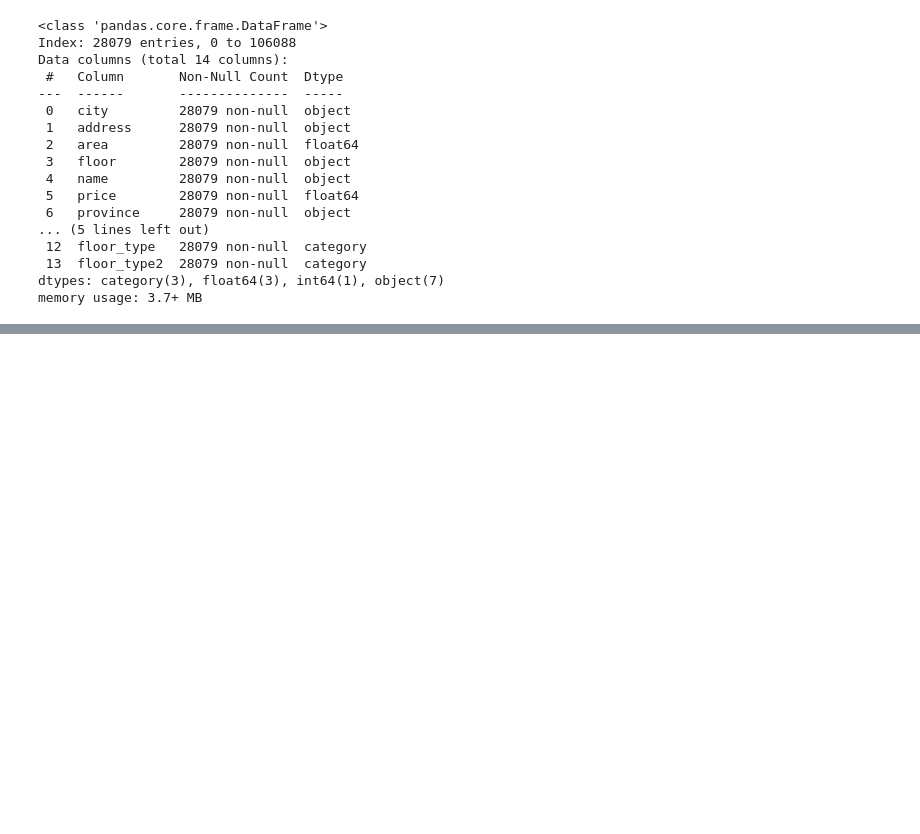
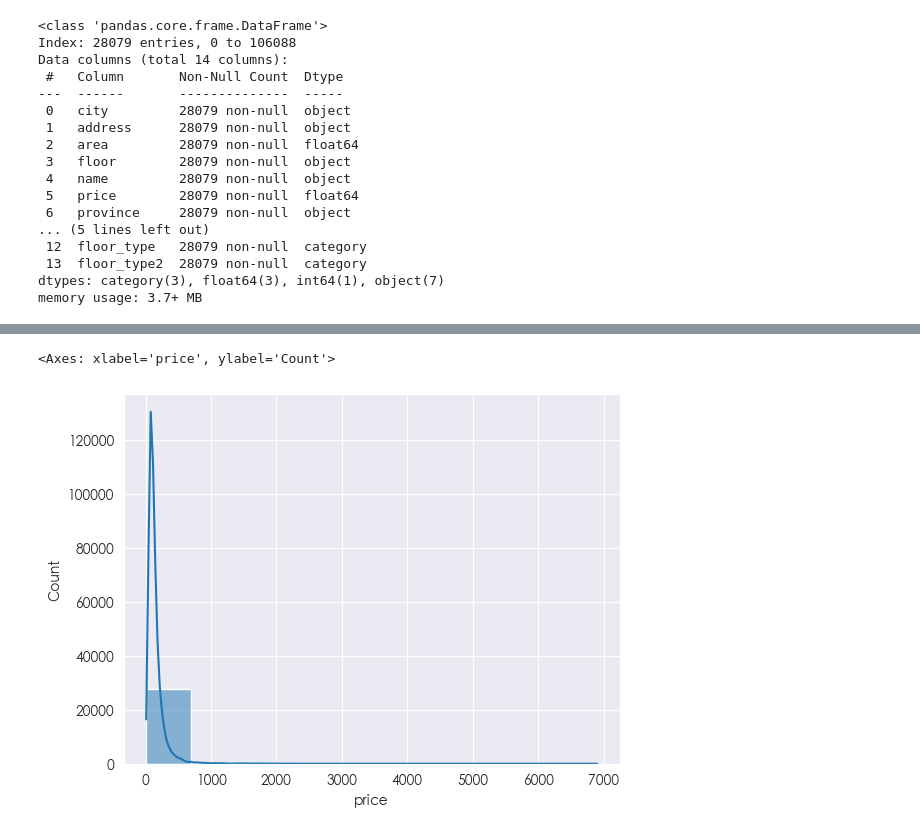
Before and after one commit to COCO-WaterBird/Python, a Jupyter notebook: NumpyPandasMatplotlib/7.Real Estate Market Insights.ipynb, the cells around one changed output, grey strips where cells are left out. Saved outputs shown, nothing was run; the diff lists cells and outputs as text; code cells hidden in the pictures; blank space fills up the shorter version.

```diff
--- a/NumpyPandasMatplotlib/7.Real Estate Market Insights.ipynb
+++ b/NumpyPandasMatplotlib/7.Real Estate Market Insights.ipynb
@@ -180,0 +215,5 @@ memory usage: 3.7+ MB
+# %%
+sns.histplot(data=df,x='price',bins=10,kde=True)
+# %% [output]
+<Axes: xlabel='price', ylabel='Count'>
+[figure, added]
```
Also changed, not shown: parts of 6 cells of this notebook.
